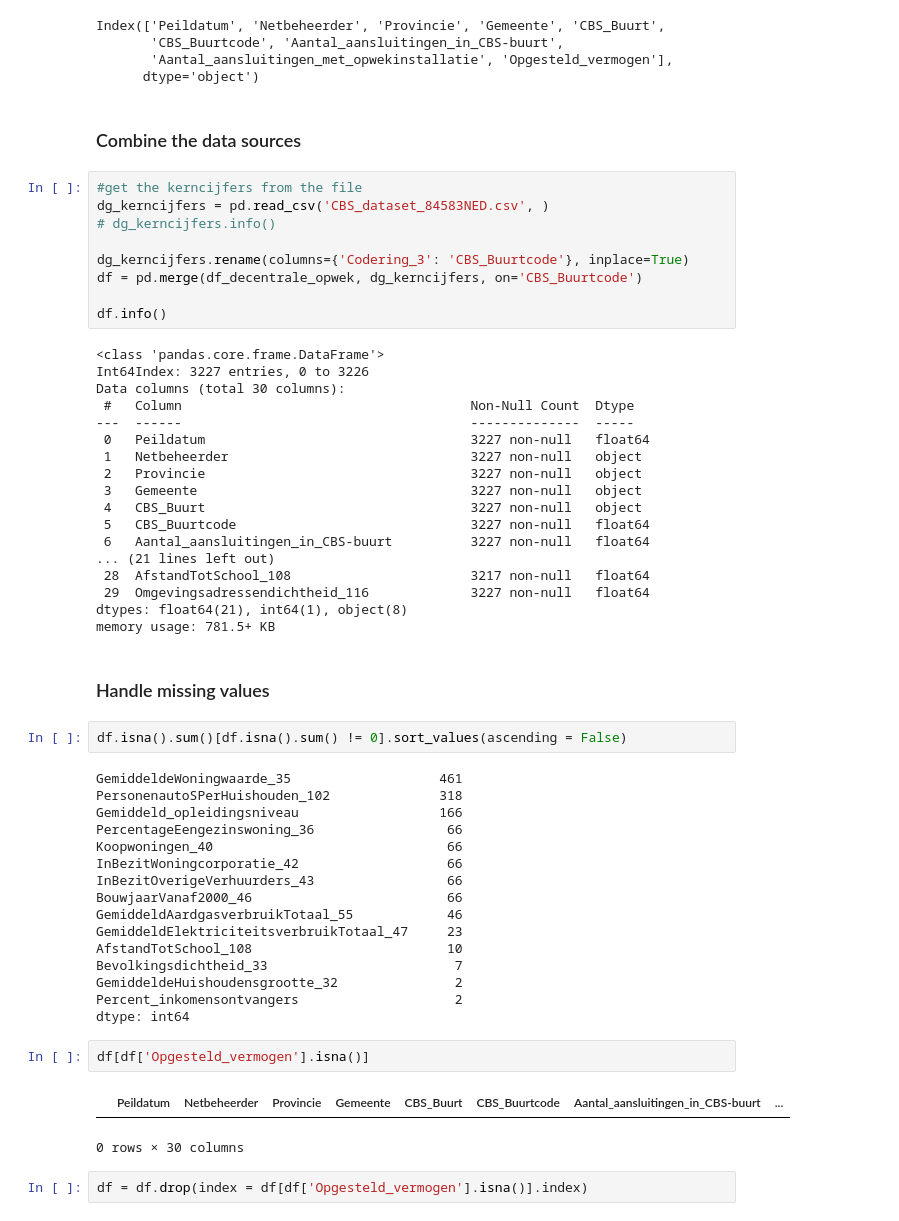
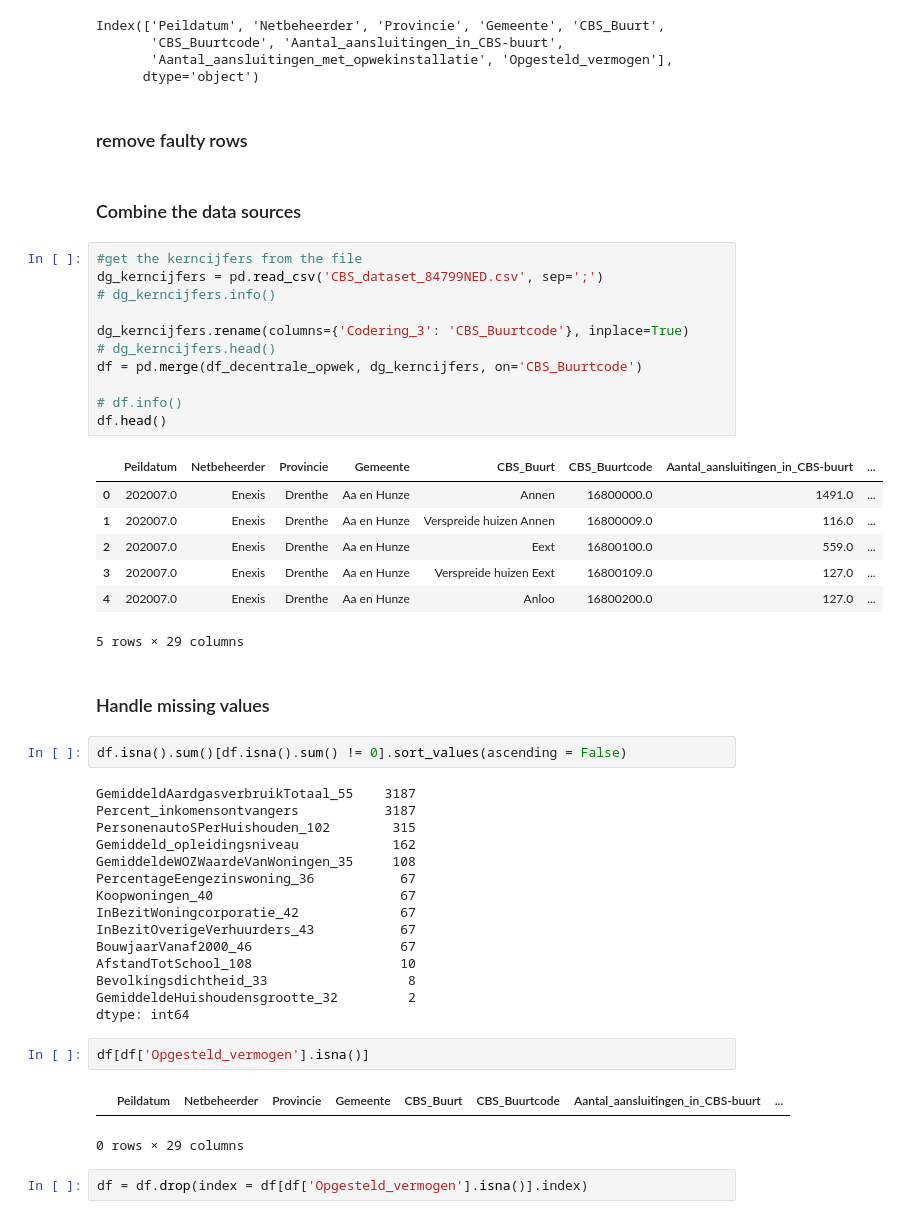
Before and after one commit to expert-solutions/Enexis-case-study, a Jupyter notebook: combine_data/2. combine with decentrale opwek.ipynb, the cells around one changed output. Drawn from its saved outputs; the diff is of its cells as text.

```diff
--- a/combine_data/2. combine with decentrale opwek.ipynb
+++ b/combine_data/2. combine with decentrale opwek.ipynb
@@ -70,60 +78,53 @@ Index(['Peildatum', 'Netbeheerder', 'Provincie', 'Gemeente', 'CBS_Buurt',
        'CBS_Buurtcode', 'Aantal_aansluitingen_in_CBS-buurt',
        'Aantal_aansluitingen_met_opwekinstallatie', 'Opgesteld_vermogen'],
       dtype='object')
+# %% [markdown]
+### remove faulty rows
 # %% [markdown]
 ### Combine the data sources
 # %%
 #get the kerncijfers from the file
-dg_kerncijfers = pd.read_csv('CBS_dataset_84583NED.csv', )
+dg_kerncijfers = pd.read_csv('CBS_dataset_84799NED.csv', sep=';')
 # dg_kerncijfers.info()
 
 dg_kerncijfers.rename(columns={'Codering_3': 'CBS_Buurtcode'}, inplace=True)
+# dg_kerncijfers.head()
 df = pd.merge(df_decentrale_opwek, dg_kerncijfers, on='CBS_Buurtcode')
 
-df.info()
+# df.info()
+df.head()
 # %% [output]
+|  | Peildatum | Netbeheerder | Provincie | Gemeente | CBS_Buurt | CBS_Buurtcode | Aantal_aansluitingen_in_CBS-buurt | ... |
+| 0 | 202007.0 | Enexis | Drenthe | Aa en Hunze | Annen | 16800000.0 | 1491.0 | ... |
+| 1 | 202007.0 | Enexis | Drenthe | Aa en Hunze | Verspreide huizen Annen | 16800009.0 | 116.0 | ... |
+| 2 | 202007.0 | Enexis | Drenthe | Aa en Hunze | Eext | 16800100.0 | 559.0 | ... |
+| 3 | 202007.0 | Enexis | Drenthe | Aa en Hunze | Verspreide huizen Eext | 16800109.0 | 127.0 | ... |
+| 4 | 202007.0 | Enexis | Drenthe | Aa en Hunze | Anloo | 16800200.0 | 127.0 | ... |
-<class 'pandas.core.frame.DataFrame'>
-Int64Index: 3227 entries, 0 to 3226
-Data columns (total 30 columns):
- #   Column                                     Non-Null Count  Dtype
----  ------                                     --------------  -----
- 0   Peildatum                                  3227 non-null   float64
- 1   Netbeheerder                               3227 non-null   object
- 2   Provincie                                  3227 non-null   object
- 3   Gemeente                                   3227 non-null   object
- 4   CBS_Buurt                                  3227 non-null   object
- 5   CBS_Buurtcode                              3227 non-null   float64
- 6   Aantal_aansluitingen_in_CBS-buurt          3227 non-null   float64
-... (21 lines left out)
- 28  AfstandTotSchool_108                       3217 non-null   float64
- 29  Omgevingsadressendichtheid_116             3227 non-null   float64
-dtypes: float64(21), int64(1), object(8)
-memory usage: 781.5+ KB
+5 rows × 29 columns
 # %% [markdown]
 ### Handle missing values
 # %%
 df.isna().sum()[df.isna().sum() != 0].sort_values(ascending = False)
 # %% [output]
-GemiddeldeWoningwaarde_35                   461
-PersonenautoSPerHuishouden_102              318
-Gemiddeld_opleidingsniveau                  166
-PercentageEengezinswoning_36                 66
-Koopwoningen_40                              66
-InBezitWoningcorporatie_42                   66
-InBezitOverigeVerhuurders_43                 66
-BouwjaarVanaf2000_46                         66
-GemiddeldAardgasverbruikTotaal_55            46
-GemiddeldElektriciteitsverbruikTotaal_47     23
-AfstandTotSchool_108                         10
-Bevolkingsdichtheid_33                        7
-GemiddeldeHuishoudensgrootte_32               2
-Percent_inkomensontvangers                    2
+GemiddeldAardgasverbruikTotaal_55    3187
+Percent_inkomensontvangers           3187
+PersonenautoSPerHuishouden_102        315
+Gemiddeld_opleidingsniveau            162
+GemiddeldeWOZWaardeVanWoningen_35     108
+PercentageEengezinswoning_36           67
+Koopwoningen_40                        67
+InBezitWoningcorporatie_42             67
+InBezitOverigeVerhuurders_43           67
+BouwjaarVanaf2000_46                   67
+AfstandTotSchool_108                   10
+Bevolkingsdichtheid_33                  8
+GemiddeldeHuishoudensgrootte_32         2
 dtype: int64
 # %%
 df[df['Opgesteld_vermogen'].isna()]
 # %% [output]
 |  | Peildatum | Netbeheerder | Provincie | Gemeente | CBS_Buurt | CBS_Buurtcode | Aantal_aansluitingen_in_CBS-buurt | ... |
-0 rows × 30 columns
+0 rows × 29 columns
 # %%
 df = df.drop(index = df[df['Opgesteld_vermogen'].isna()].index)
 # %%
```
Also changed, not shown: parts of 12 cells of this notebook, 7 other files.
